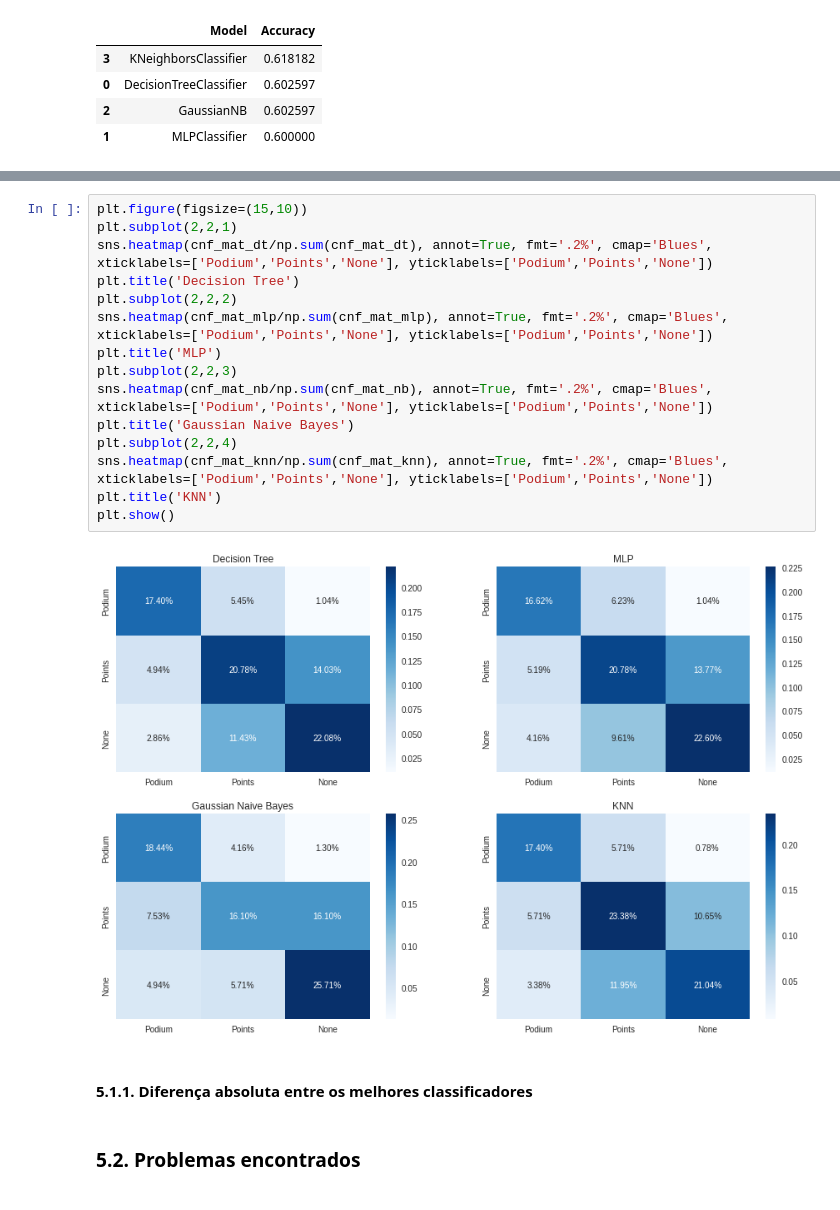
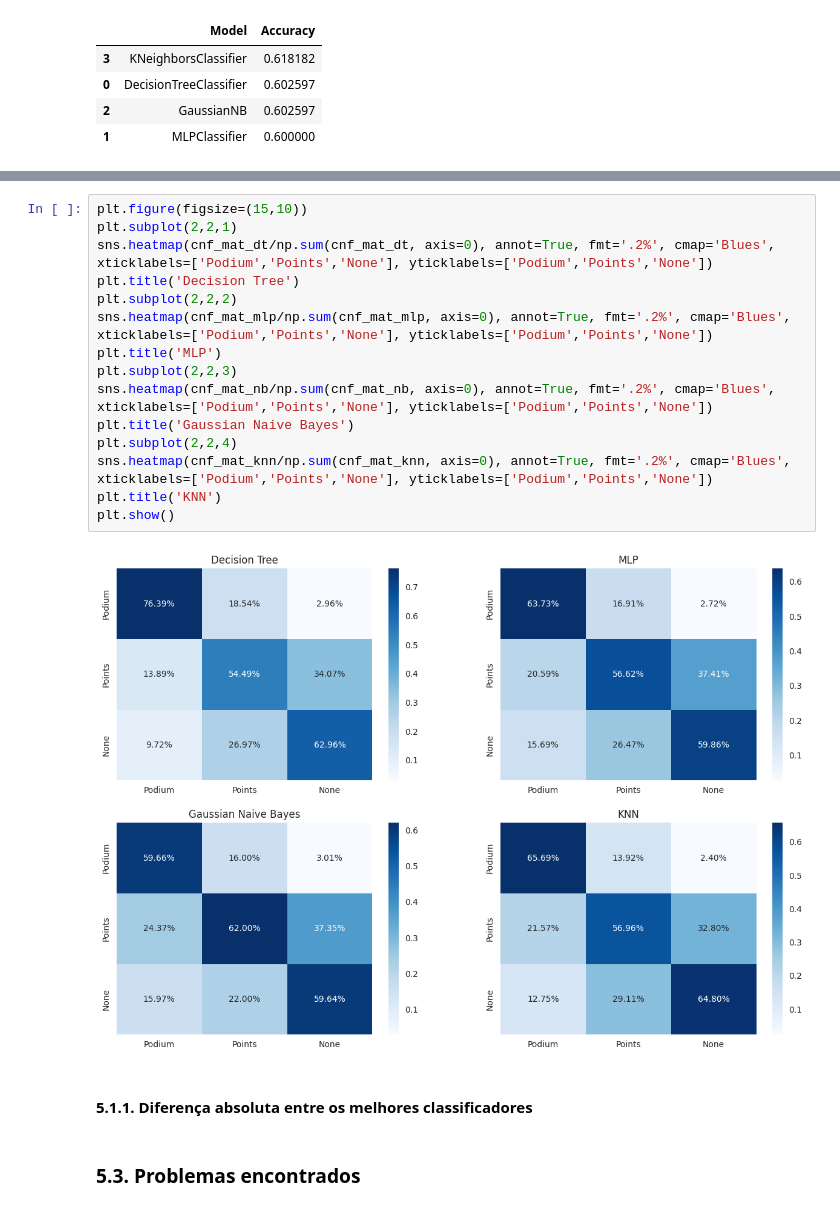
Before and after one commit to joaofavoretti/formula-1-result-predict, a Jupyter notebook: f1.ipynb, the cells around one changed output, grey strips where cells are left out. Cells and saved outputs as stored; diff of their text form.

```diff
--- a/f1.ipynb
+++ b/f1.ipynb
@@ -617,21 +627,21 @@ model_accuracies.sort_values(by='Accuracy', ascending=False)
 # %%
 plt.figure(figsize=(15,10))
 plt.subplot(2,2,1)
-sns.heatmap(cnf_mat_dt/np.sum(cnf_mat_dt), annot=True, fmt='.2%', cmap='Blues', xticklabels=['Podium','Points','None'], yticklabels=['Podium','Points','None'])
+sns.heatmap(cnf_mat_dt/np.sum(cnf_mat_dt, axis=0), annot=True, fmt='.2%', cmap='Blues', xticklabels=['Podium','Points','None'], yticklabels=['Podium','Points','None'])
 plt.title('Decision Tree')
 plt.subplot(2,2,2)
-sns.heatmap(cnf_mat_mlp/np.sum(cnf_mat_mlp), annot=True, fmt='.2%', cmap='Blues', xticklabels=['Podium','Points','None'], yticklabels=['Podium','Points','None'])
+sns.heatmap(cnf_mat_mlp/np.sum(cnf_mat_mlp, axis=0), annot=True, fmt='.2%', cmap='Blues', xticklabels=['Podium','Points','None'], yticklabels=['Podium','Points','None'])
 plt.title('MLP')
 plt.subplot(2,2,3)
-sns.heatmap(cnf_mat_nb/np.sum(cnf_mat_nb), annot=True, fmt='.2%', cmap='Blues', xticklabels=['Podium','Points','None'], yticklabels=['Podium','Points','None'])
+sns.heatmap(cnf_mat_nb/np.sum(cnf_mat_nb, axis=0), annot=True, fmt='.2%', cmap='Blues', xticklabels=['Podium','Points','None'], yticklabels=['Podium','Points','None'])
 plt.title('Gaussian Naive Bayes')
 plt.subplot(2,2,4)
-sns.heatmap(cnf_mat_knn/np.sum(cnf_mat_knn), annot=True, fmt='.2%', cmap='Blues', xticklabels=['Podium','Points','None'], yticklabels=['Podium','Points','None'])
+sns.heatmap(cnf_mat_knn/np.sum(cnf_mat_knn, axis=0), annot=True, fmt='.2%', cmap='Blues', xticklabels=['Podium','Points','None'], yticklabels=['Podium','Points','None'])
 plt.title('KNN')
 plt.show()
 # %% [output]
-[figure, old version]
+[figure, new version]
 # %% [markdown]
 #### 5.1.1. Diferença absoluta entre os melhores classificadores
 # %% [markdown]
-### 5.2. Problemas encontrados
+### 5.3. Problemas encontrados
```
Also changed, not shown: parts of 14 cells of this notebook.
